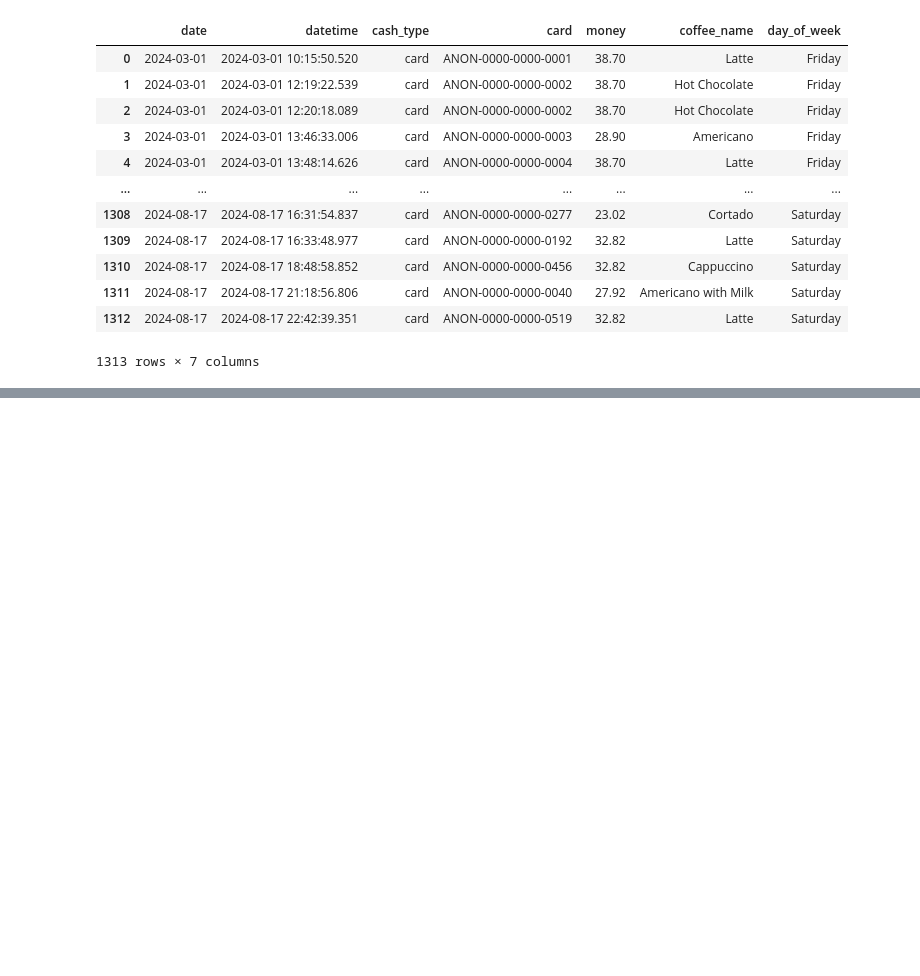
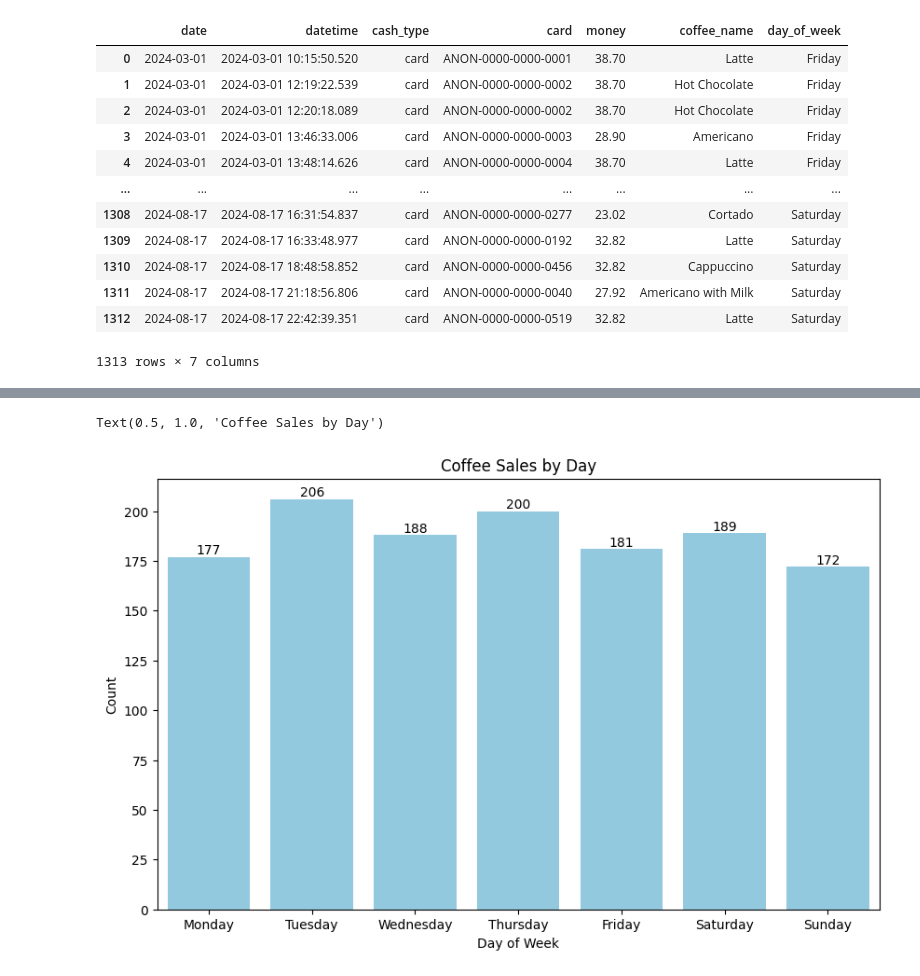
Before and after one commit to soham-bhagwat/Data-Analysis-EDA, a Jupyter notebook: coffee-sales-eda.ipynb, the cells around one changed output, grey strips where cells are left out. Drawn from its saved outputs; the diff is of its cells as text; code cells hidden in the pictures; blank space fills up the shorter version.

```diff
--- a/coffee-sales-eda.ipynb
+++ b/coffee-sales-eda.ipynb
@@ -79,0 +133,3 @@ df
+# %%
+weekday_types = df.groupby('day_of_week').size().reset_index(name = 'count')
+weekday_types
@@ -79,0 +145,11 @@ df
+# %%
+plt.figure(figsize=(10, 6))
+day_order = ['Monday', 'Tuesday', 'Wednesday', 'Thursday', 'Friday', 'Saturday', 'Sunday']
+ax = sns.barplot(data=weekday_types, x='day_of_week', y='count', color = 'skyblue', order = day_order)
+ax.bar_label(ax.containers[0], fontsize=10)
+plt.xlabel('Day of Week')
+plt.ylabel('Count')
+plt.title('Coffee Sales by Day')
+# %% [output]
+Text(0.5, 1.0, 'Coffee Sales by Day')
+[figure, added]
```
Also changed, not shown: parts of 6 cells of this notebook.
